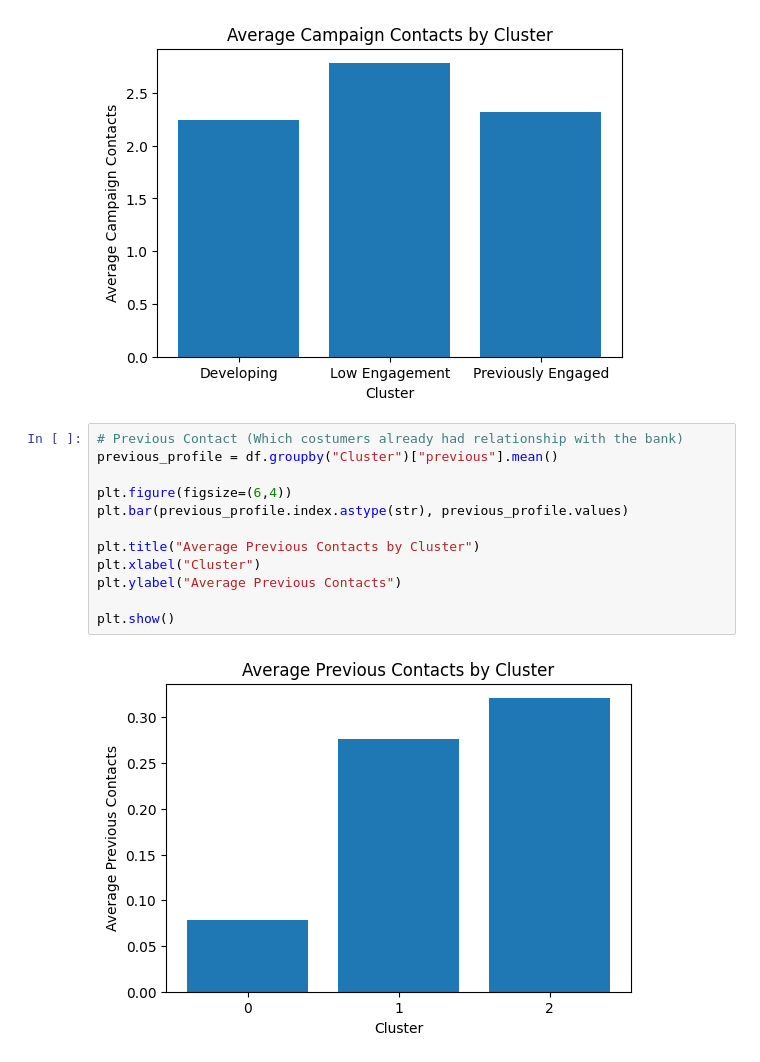
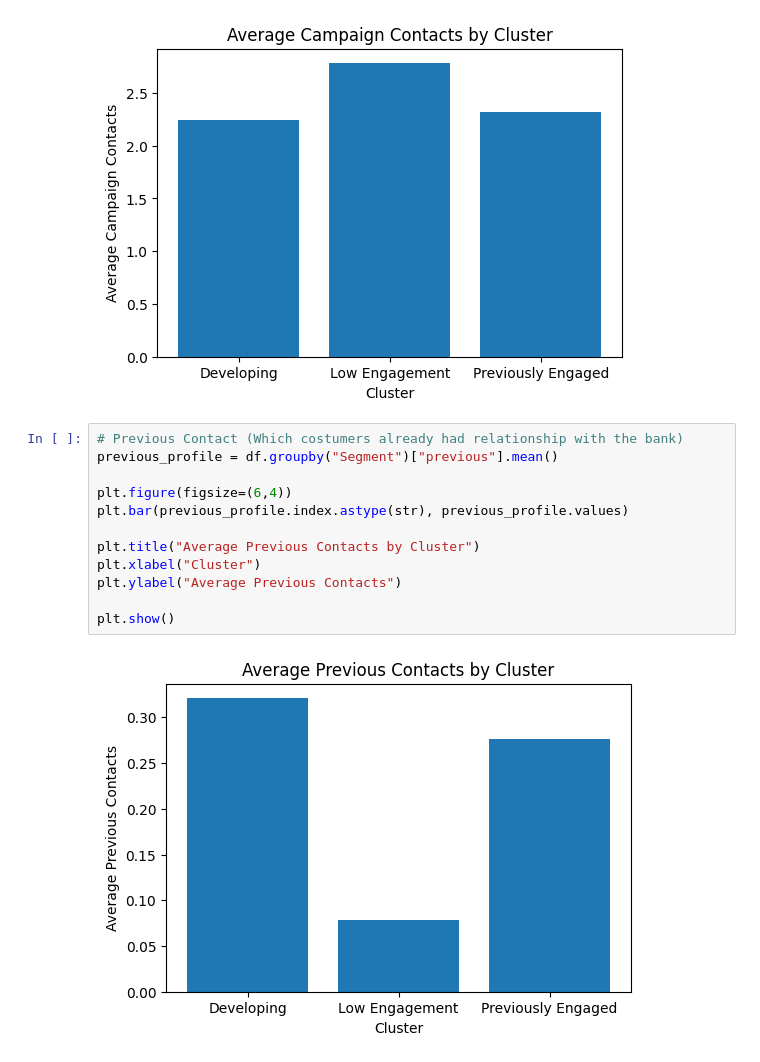
Before and after one commit to shank227/Costumer-Segmentation-for-Banking, a Jupyter notebook: Notebooks/week4_insights.ipynb, the cells around one changed output. Drawn from its saved outputs; the diff is of its cells as text.

```diff
--- a/Notebooks/week4_insights.ipynb
+++ b/Notebooks/week4_insights.ipynb
@@ -77,15 +77,15 @@ plt.show()
 [figure]
 # %%
 # Previous Contact (Which costumers already had relationship with the bank)
-previous_profile = df.groupby("Cluster")["previous"].mean()
+previous_profile = df.groupby("Segment")["previous"].mean()
 
 plt.figure(figsize=(6,4))
 plt.bar(previous_profile.index.astype(str), previous_profile.values)
 
 plt.title("Average Previous Contacts by Cluster")
 plt.xlabel("Cluster")
 plt.ylabel("Average Previous Contacts")
 
 plt.show()
 # %% [output]
-[figure, old version]
+[figure, new version]
```
